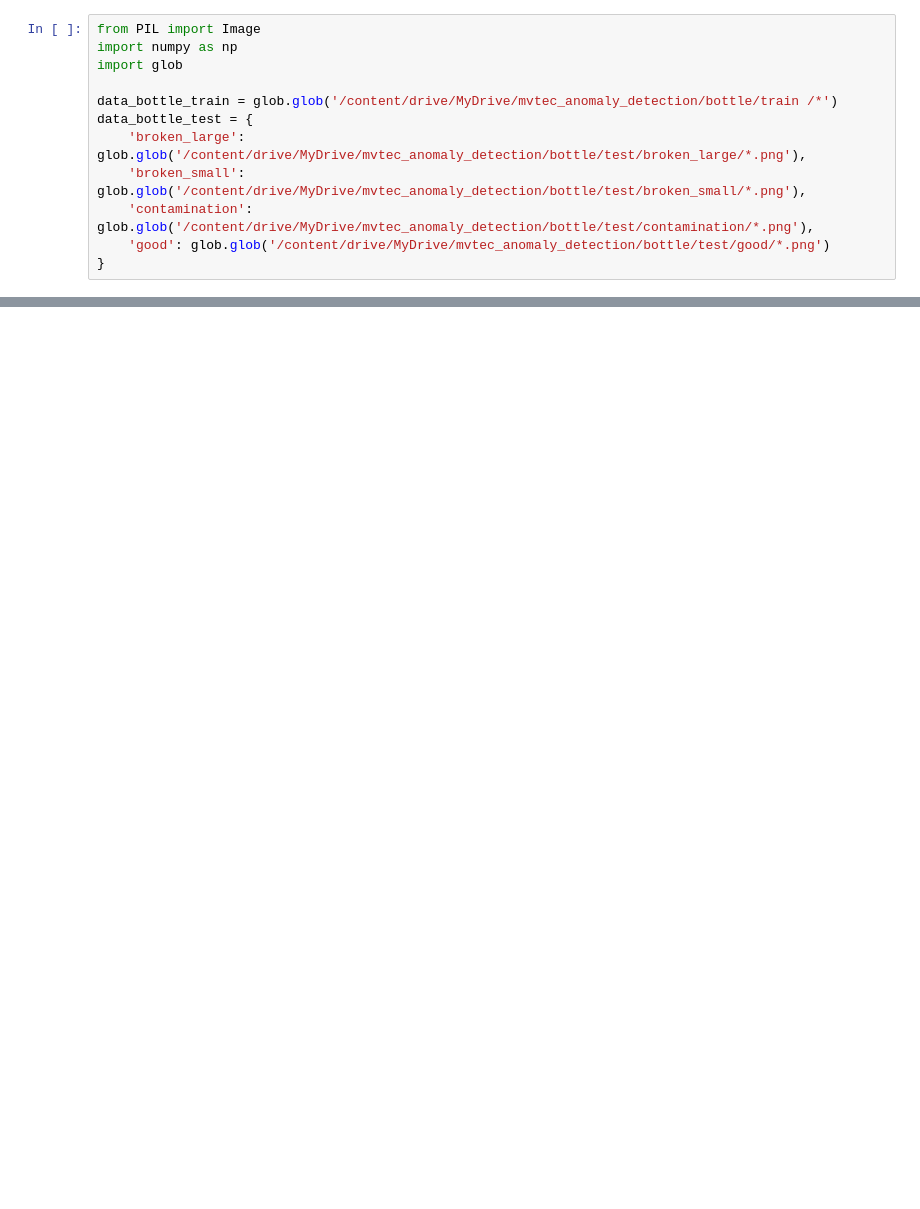
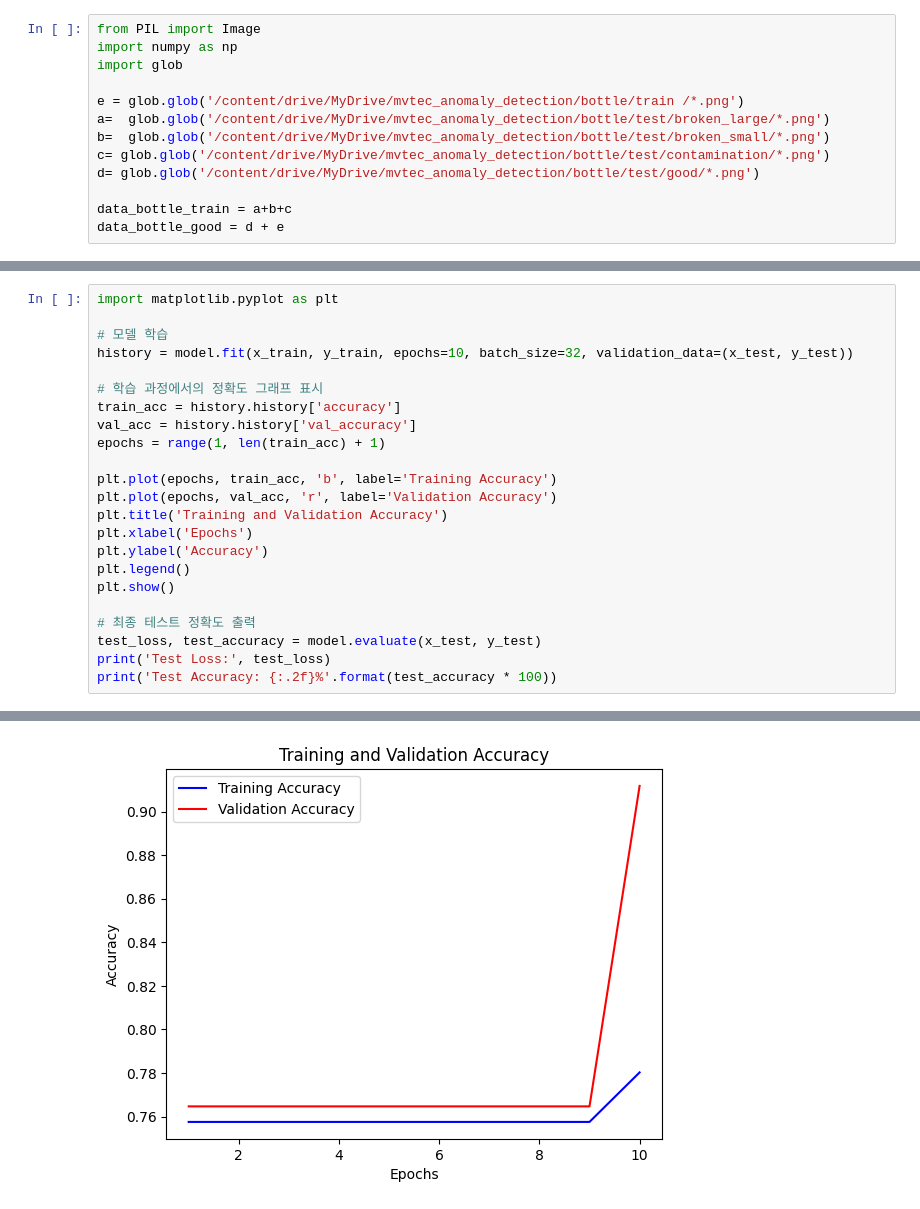
Before and after one commit to Yoon-jeongwoo/repository, a Jupyter notebook: 불량판정_cnn.ipynb, the cells around one changed output, grey strips where cells are left out. Cells and saved outputs as stored; diff of their text form; blank space fills up the shorter version.

```diff
--- a/불량판정_cnn.ipynb
+++ b/불량판정_cnn.ipynb
@@ -8,11 +10,12 @@ from PIL import Image
 import numpy as np
 import glob
 
-data_bottle_train = glob.glob('/content/drive/MyDrive/mvtec_anomaly_detection/bottle/train /*')
-data_bottle_test = {
-    'broken_large': glob.glob('/content/drive/MyDrive/mvtec_anomaly_detection/bottle/test/broken_large/*.png'),
-    'broken_small': glob.glob('/content/drive/MyDrive/mvtec_anomaly_detection/bottle/test/broken_small/*.png'),
-    'contamination': glob.glob('/content/drive/MyDrive/mvtec_anomaly_detection/bottle/test/contamination/*.png'),
-    'good': glob.glob('/content/drive/MyDrive/mvtec_anomaly_detection/bottle/test/good/*.png')
-}
+e = glob.glob('/content/drive/MyDrive/mvtec_anomaly_detection/bottle/train /*.png')
+a=  glob.glob('/content/drive/MyDrive/mvtec_anomaly_detection/bottle/test/broken_large/*.png')
+b=  glob.glob('/content/drive/MyDrive/mvtec_anomaly_detection/bottle/test/broken_small/*.png')
+c= glob.glob('/content/drive/MyDrive/mvtec_anomaly_detection/bottle/test/contamination/*.png')
+d= glob.glob('/content/drive/MyDrive/mvtec_anomaly_detection/bottle/test/good/*.png')
+
+data_bottle_train = a+b+c
+data_bottle_good = d + e
 # %%
@@ -94,0 +133,24 @@ Test Accuracy: 0.8235294222831726
+# %%
+import matplotlib.pyplot as plt
+
+# 모델 학습
+history = model.fit(x_train, y_train, epochs=10, batch_size=32, validation_data=(x_test, y_test))
+
+# 학습 과정에서의 정확도 그래프 표시
+train_acc = history.history['accuracy']
+val_acc = history.history['val_accuracy']
+epochs = range(1, len(train_acc) + 1)
+
+plt.plot(epochs, train_acc, 'b', label='Training Accuracy')
+plt.plot(epochs, val_acc, 'r', label='Validation Accuracy')
+plt.title('Training and Validation Accuracy')
+plt.xlabel('Epochs')
+plt.ylabel('Accuracy')
+plt.legend()
+plt.show()
+
+# 최종 테스트 정확도 출력
+test_loss, test_accuracy = model.evaluate(x_test, y_test)
+print('Test Loss:', test_loss)
+print('Test Accuracy: {:.2f}%'.format(test_accuracy * 100))
+# %% [output]
@@ -94,0 +177 @@ Test Accuracy: 0.8235294222831726
+[figure, added]
```
Also changed, not shown: parts of 8 cells of this notebook.
